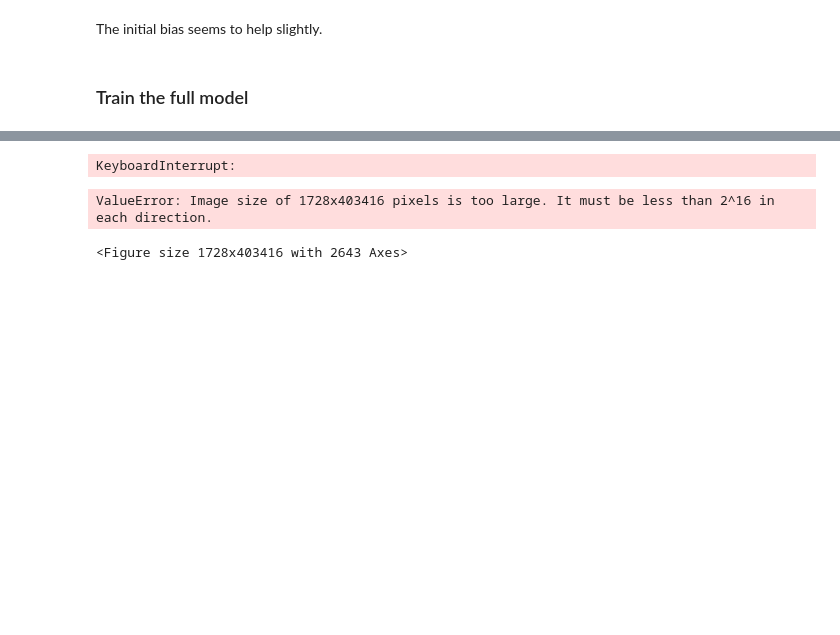
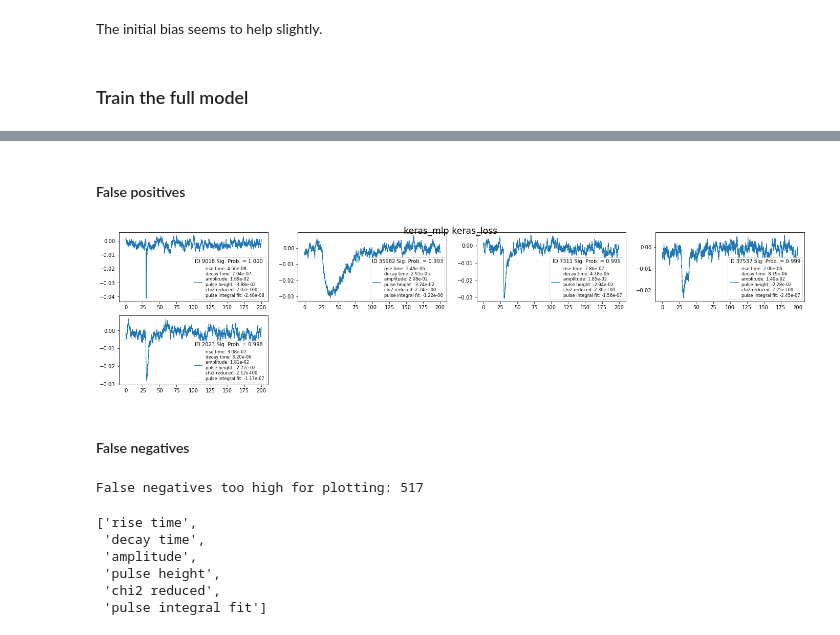
Before and after one commit to me-manu/fastespy, a Jupyter notebook: fastespy/notebooks/test_tf_keras.ipynb, the cells around one changed output, grey strips where cells are left out. Cells and saved outputs as stored; diff of their text form; code cells hidden in the pictures; blank space fills up the shorter version.

```diff
--- a/fastespy/notebooks/test_tf_keras.ipynb
+++ b/fastespy/notebooks/test_tf_keras.ipynb
@@ -546,4 +540,4 @@ Test accuracy: 0.9948511719703674
 # %%
-y_pred_test = model.predict(ml.X_test)
+y_pred_test = model.predict(X_test)
 y_pred_val = model.predict(X_val)
 y_pred_train = model.predict(X_train)
@@ -604,16 +673,61 @@ np.hstack([1. - y_pred_test, y_pred_test]).shape
+# %%
+threshold = 0.992
+class_pred_test = (y_pred_test > threshold).flatten().astype(int)
+false_positive_test = (class_pred_test == 1) & (ml.y_test == 0)
+false_negative_test = (class_pred_test == 0) & (ml.y_test == 1)
+# %% [markdown]
+#### False positives
 # %%
 d = {}
 d['y_test'] = ml.y_test
 scorer = 'keras_loss'
 d['y_pred_test'] = {scorer: class_pred_test}
 d['idx_test'] = ml.idx_test
 d['prob_test'] = {scorer: np.hstack([1. - y_pred_test, y_pred_test])}
-#d['classifier'] = "keras_mlp"
+d['classifier'] = "keras_mlp"
 
-ml.plot_misidentified_time_lines(
-    d, scorer, data['time'], data['data'], X=X, feature_names=feature_names
-)
+if false_positive_test.sum() < 50:
+    ax = ml.plot_misidentified_time_lines(
+        d, scorer,
+        data['time'],
+        data['data'],
+        X=X,  # give original data, for right values in legend
+        feature_names=feature_names,
+        plot_false_positive=True, save_plot=False
+    )
 # %% [output]
-KeyboardInterrupt:
-ValueError: Image size of 1728x403416 pixels is too large. It must be less than 2^16 in each direction.
-<Figure size 1728x403416 with 2643 Axes>
+[figure, added]
+# %% [markdown]
+#### False negatives
+# %%
+d = {}
+d['y_test'] = ml.y_test
+scorer = 'keras_loss'
+d['y_pred_test'] = {scorer: class_pred_test}
+d['idx_test'] = ml.idx_test
+d['prob_test'] = {scorer: np.hstack([1. - y_pred_test, y_pred_test])}
+d['classifier'] = "keras_mlp"
+
+if false_negative_test.sum() < 50:
+    ax = ml.plot_misidentified_time_lines(
+        d, scorer,
+        data['time'],
+        data['data'],
+        X=X_log,  # give original data, for right values in legend
+        feature_names=feature_names,
+        plot_false_positive=False,
+        save_plot=False
+    )
+else:
+    print(f"False negatives too high for plotting: {false_negative_test.sum():n}")
+# %% [output]
+False negatives too high for plotting: 517
+# %%
+feature_names
+# %% [output]
+['rise time',
+ 'decay time',
+ 'amplitude',
+ 'pulse height',
+ 'chi2 reduced',
+ 'pulse integral fit']
```
Also changed, not shown: parts of 51 cells of this notebook.
